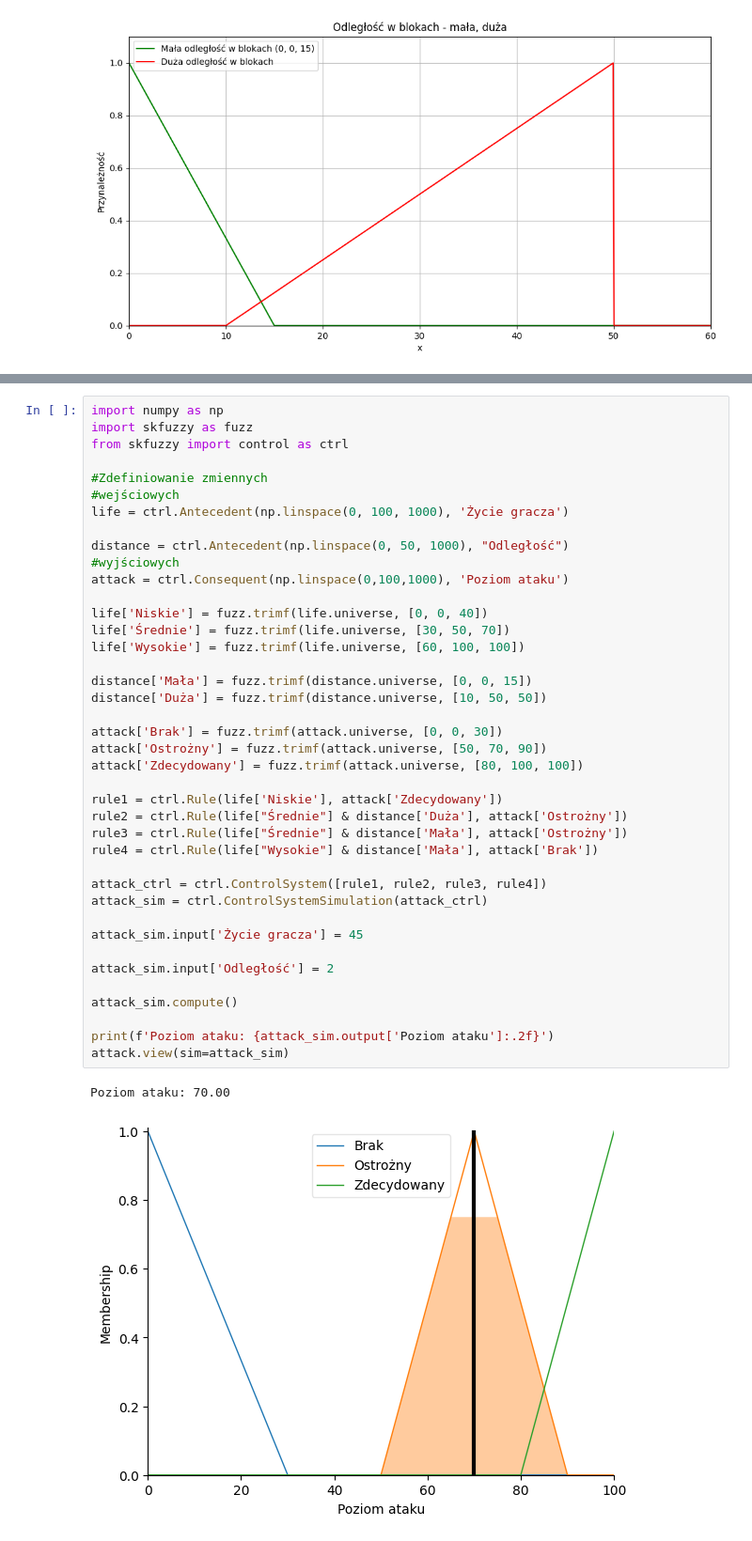
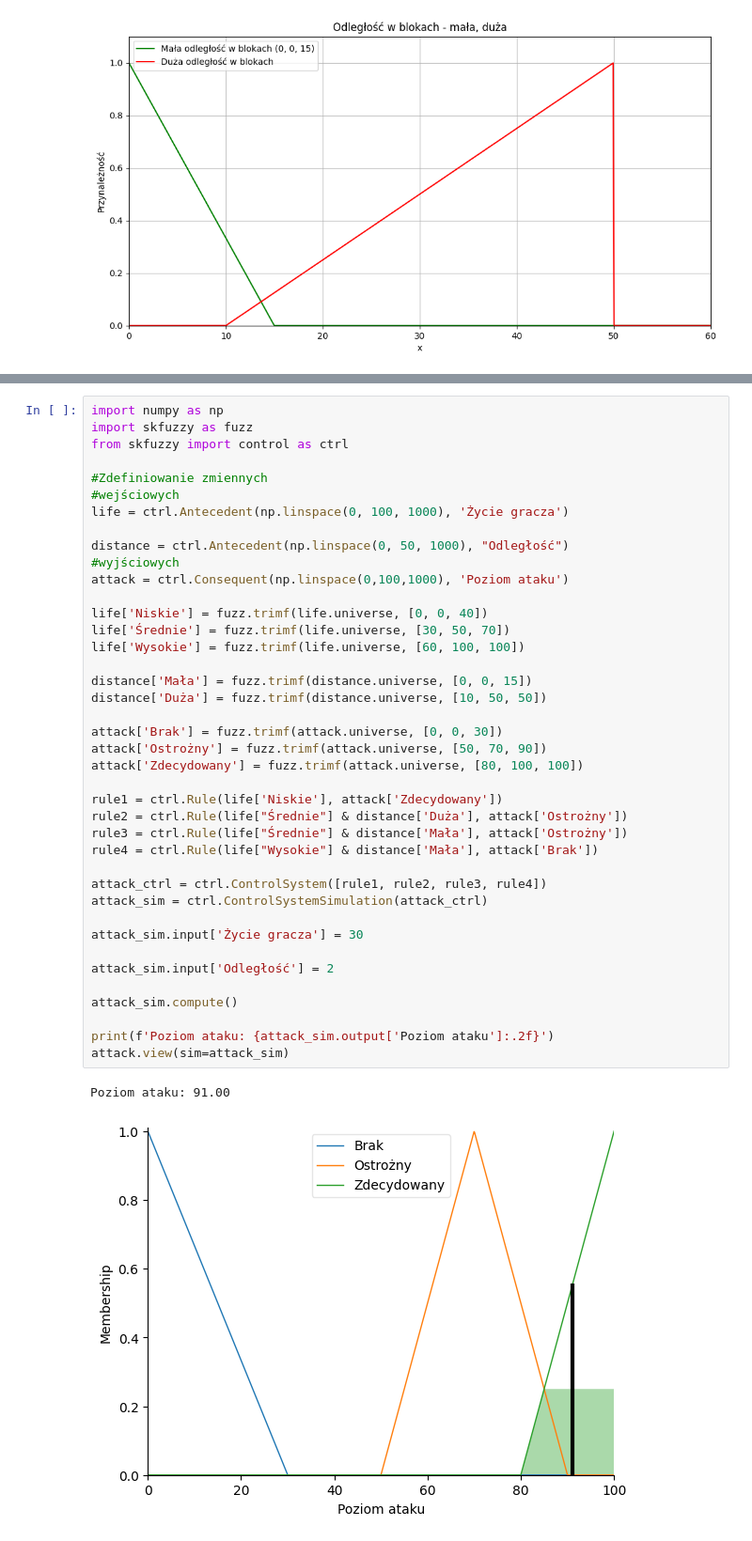
Before and after one commit to Glitch0110/AI-GiganciProgramowania, a Jupyter notebook: L18.ipynb, the cells around one changed output, grey strips where cells are left out. Shown at 94% size. Drawn from its saved outputs; the diff is of its cells as text.

```diff
--- a/L18.ipynb
+++ b/L18.ipynb
@@ -153,33 +153,33 @@ distance = ctrl.Antecedent(np.linspace(0, 50, 1000), "Odległość")
 #wyjściowych
 attack = ctrl.Consequent(np.linspace(0,100,1000), 'Poziom ataku')
 
 life['Niskie'] = fuzz.trimf(life.universe, [0, 0, 40])
 life['Średnie'] = fuzz.trimf(life.universe, [30, 50, 70])
 life['Wysokie'] = fuzz.trimf(life.universe, [60, 100, 100])
 
 distance['Mała'] = fuzz.trimf(distance.universe, [0, 0, 15])
 distance['Duża'] = fuzz.trimf(distance.universe, [10, 50, 50])
 
 attack['Brak'] = fuzz.trimf(attack.universe, [0, 0, 30])
 attack['Ostrożny'] = fuzz.trimf(attack.universe, [50, 70, 90])
 attack['Zdecydowany'] = fuzz.trimf(attack.universe, [80, 100, 100])
 
 rule1 = ctrl.Rule(life['Niskie'], attack['Zdecydowany'])
 rule2 = ctrl.Rule(life["Średnie"] & distance['Duża'], attack['Ostrożny'])
 rule3 = ctrl.Rule(life["Średnie"] & distance['Mała'], attack['Ostrożny'])
 rule4 = ctrl.Rule(life["Wysokie"] & distance['Mała'], attack['Brak'])
 
 attack_ctrl = ctrl.ControlSystem([rule1, rule2, rule3, rule4])
 attack_sim = ctrl.ControlSystemSimulation(attack_ctrl)
 
-attack_sim.input['Życie gracza'] = 45
+attack_sim.input['Życie gracza'] = 30
 
 attack_sim.input['Odległość'] = 2
 
 attack_sim.compute()
 
 print(f'Poziom ataku: {attack_sim.output['Poziom ataku']:.2f}')
 attack.view(sim=attack_sim)
 # %% [output]
-Poziom ataku: 70.00
+Poziom ataku: 91.00
-[figure, old version]
+[figure, new version]
```
Also changed, not shown: parts of 2 cells of this notebook.
